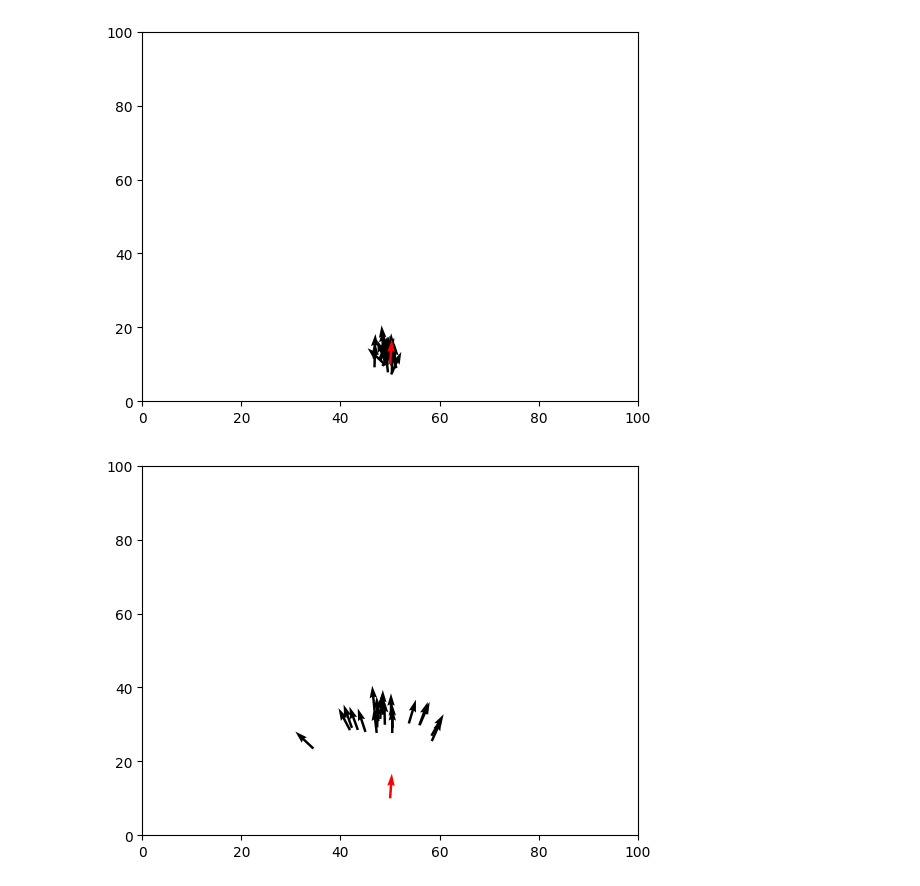
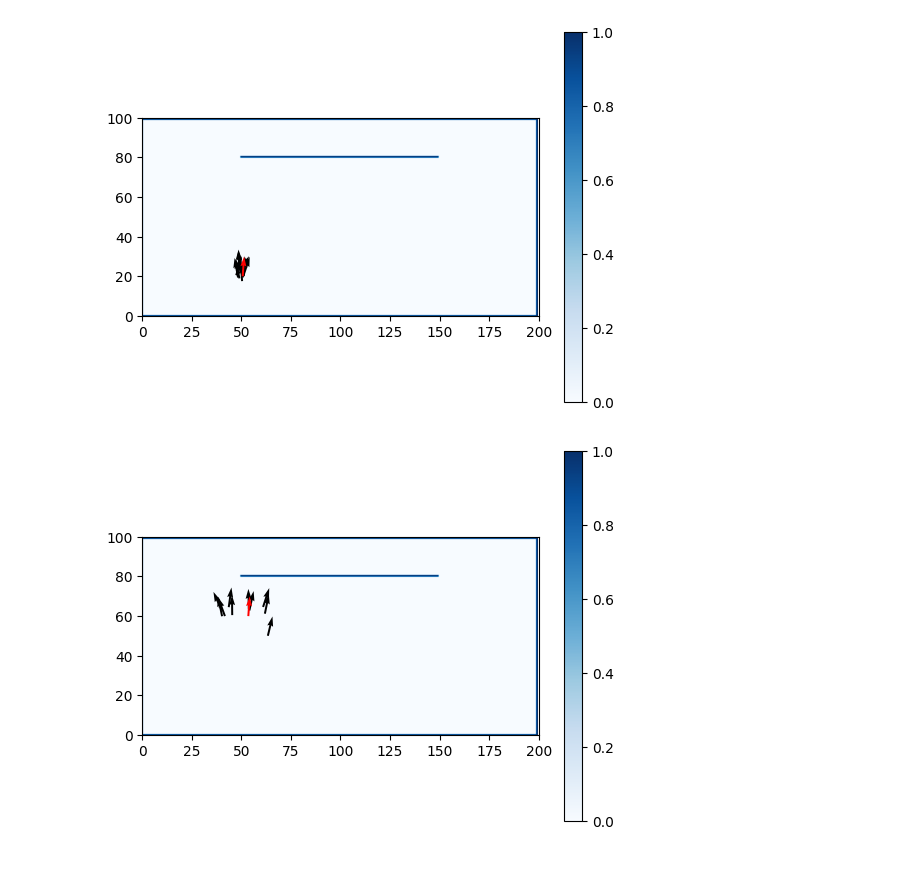
Before and after one commit to ericsims/8B, a Jupyter notebook: Sim/lib_dev/localize/particle filter/particle_filter2.ipynb, the cells around one changed output. Saved outputs shown, nothing was run; the diff lists cells and outputs as text; code cells hidden in the pictures.

```diff
--- a/Sim/lib_dev/localize/particle filter/particle_filter2.ipynb
+++ b/Sim/lib_dev/localize/particle filter/particle_filter2.ipynb
@@ -10,0 +7,16 @@ true_position = Position(50, 10, 1.5)
+# %%
+SIZE_X = 200
+SIZE_Y = 100
+
+# init a map, and draw some arbitrary shapes
+MAP = np.zeros([SIZE_X, SIZE_Y])
+MAP[:,0] = 1
+MAP[:,99] = 1
+MAP[0,:] = 1
+MAP[199,:] = 1
+MAP[50:150,80] = 1
+plt.imshow(MAP.T, origin='lower', cmap='Blues')
+plt.colorbar()
+plt.show()
+
+true_position = Position(50, 10, 1.5)
@@ -18,23 +32,26 @@ def plot_pf_img(pf):
     plt.imshow(img, cmap='gray')
     plt.colorbar()
 
-def plot_pf_qvr(pf, true_position=None):
+def plot_pf_qvr(pf, map=None, true_position=None):
     for particle in pf.particles:
         # print(particle.x, particle.y, particle.theta, particle.weight)
         plt.quiver(particle.x, particle.y, particle.weight*math.cos(particle.theta), particle.weight*math.sin(particle.theta), width=0.005, scale=20)
+    if map is not None:
+        plt.imshow(map.T, origin='lower', cmap='Blues')
+        plt.colorbar()
     if true_position is not None:
         plt.quiver(true_position.x, true_position.y, math.cos(true_position.theta), math.sin(true_position.theta), width=0.005, scale=20, color='r')
     plt.ylim(0, SIZE_Y)
     plt.xlim(0, SIZE_X)
     plt.show()
 # %%
-pf = PF(true_position, 20, 1.5, .3)
-plot_pf_qvr(pf, true_position)
+pf = PF(true_position, 10, 1.5, .3)
+plot_pf_qvr(pf, map=MAP, true_position=true_position)
 # %% [output]
-[figure, old version]
+[figure, new version]
 # %%
-pf.propagate_odom(10, 0)
+pf.propagate_odom(10, 0, 2, 0.1)
 update_pos(true_position, 10, 0)
-plot_pf_qvr(pf, true_position)
+plot_pf_qvr(pf, map=MAP, true_position=true_position)
 # %% [output]
-[figure, old version]
+[figure, new version]
```
Also changed, not shown: parts of 3 cells of this notebook, 3 other files.
